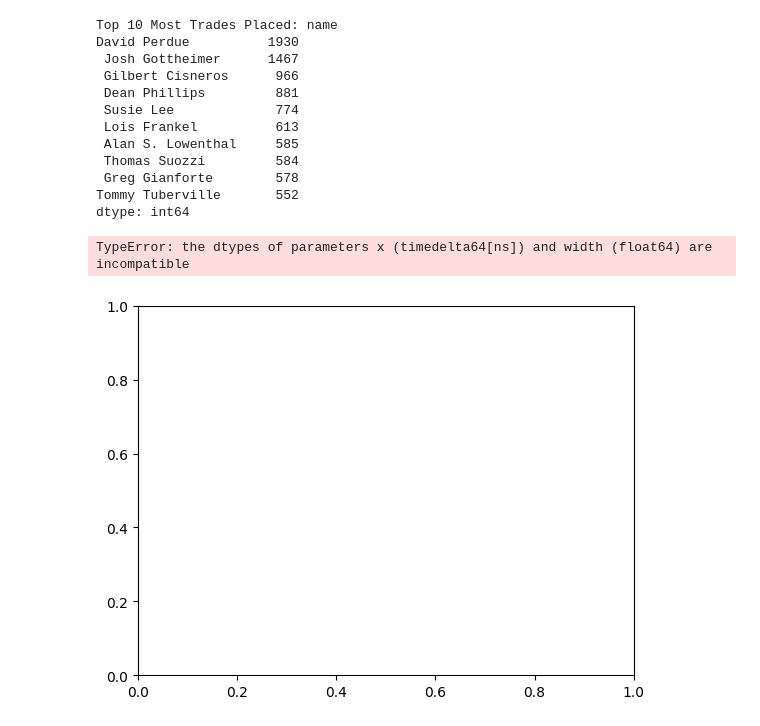
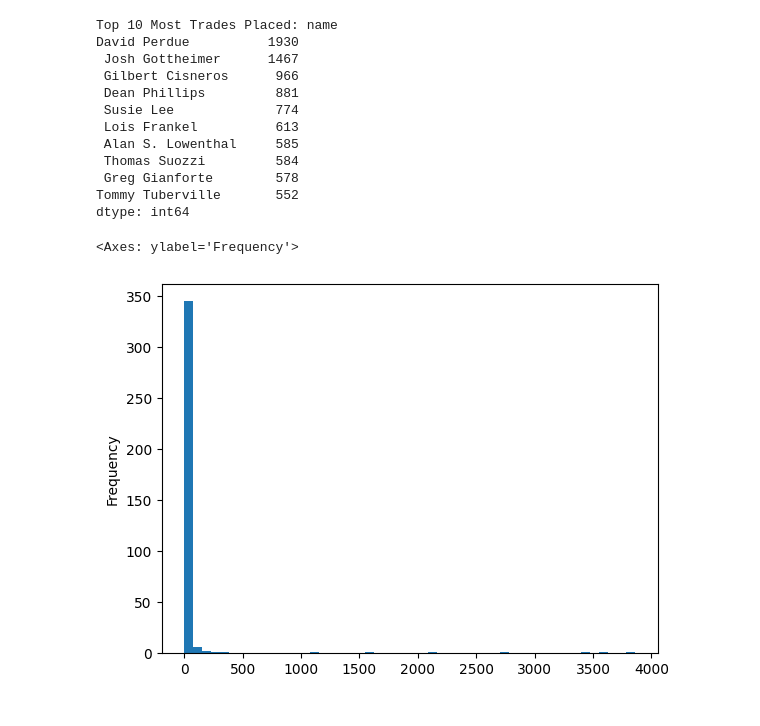
Before and after one commit to akpax/CongressionalTrades, a Jupyter notebook: data_exploration/data_exploration.ipynb, the cells around one changed output. Cells and saved outputs as stored; diff of their text form; code cells hidden in the pictures.

Commit message:
changes to data epxloration

```diff
--- a/data_exploration/data_exploration.ipynb
+++ b/data_exploration/data_exploration.ipynb
@@ -65,7 +65,7 @@ None
 | 3 | STM | STMicroelectronics N.V. | Semiconductors | Switzerland | 46.42B |
 | 4 | F | Ford Motor Company | Auto Manufacturers | USA | 49.84B |
 # %%
-congress_trades_df = pd.read_csv("data/congress_trades_all.csv")
+congress_trades_df = pd.read_csv("../data/congress_trades_all.csv")
 congress_trades_df.rename(columns={"Representative": "name"}, inplace=True)
 congress_trades_df[["TransactionDate","ReportDate"]] = \
     congress_trades_df[["TransactionDate","ReportDate"]].apply(pd.to_datetime)
@@ -123,9 +115,9 @@ David Perdue          1930
  Greg Gianforte        578
 Tommy Tuberville       552
 dtype: int64
-# %%
-grouped_df = congress_trades_df.groupby("TimeToReport").size()
-plot_group_counts(congress_trades_df,"TimeToReport")
-# %% [output]
-TypeError: the dtypes of parameters x (timedelta64[ns]) and width (float64) are incompatible
-[figure, removed]
+# %%
+grouped_df = congress_trades_df.groupby(pd.Grouper(key="TimeToReport",freq="7D")).size()
+grouped_df.plot.hist(bins=50)
+# %% [output]
+<Axes: ylabel='Frequency'>
+[figure, added]
```
Also changed, not shown: parts of 4 cells of this notebook.
